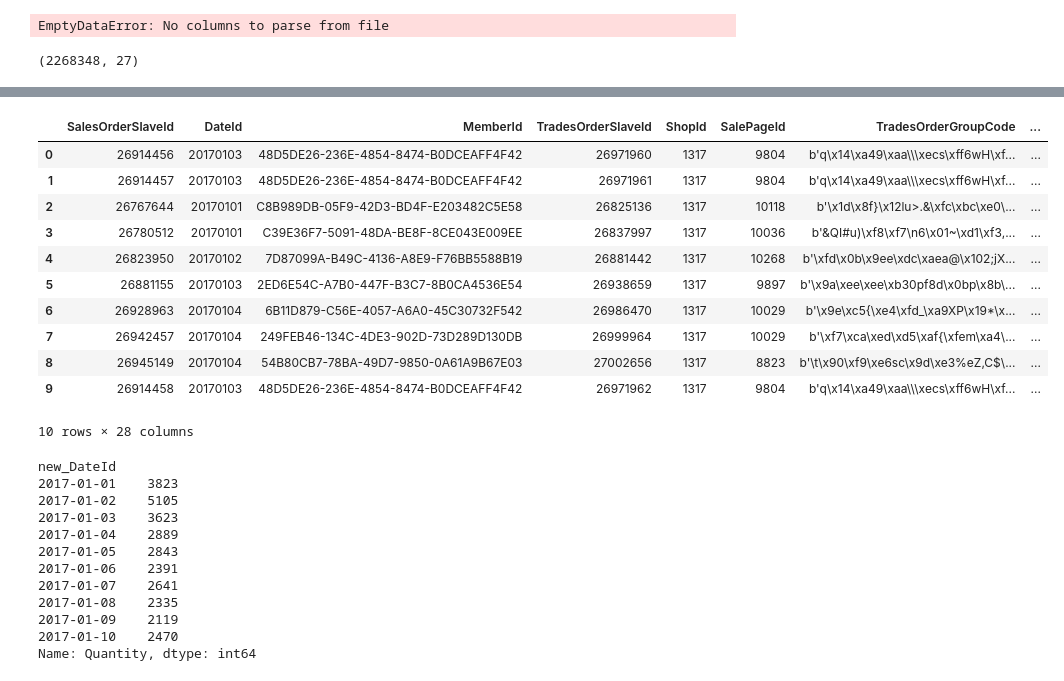
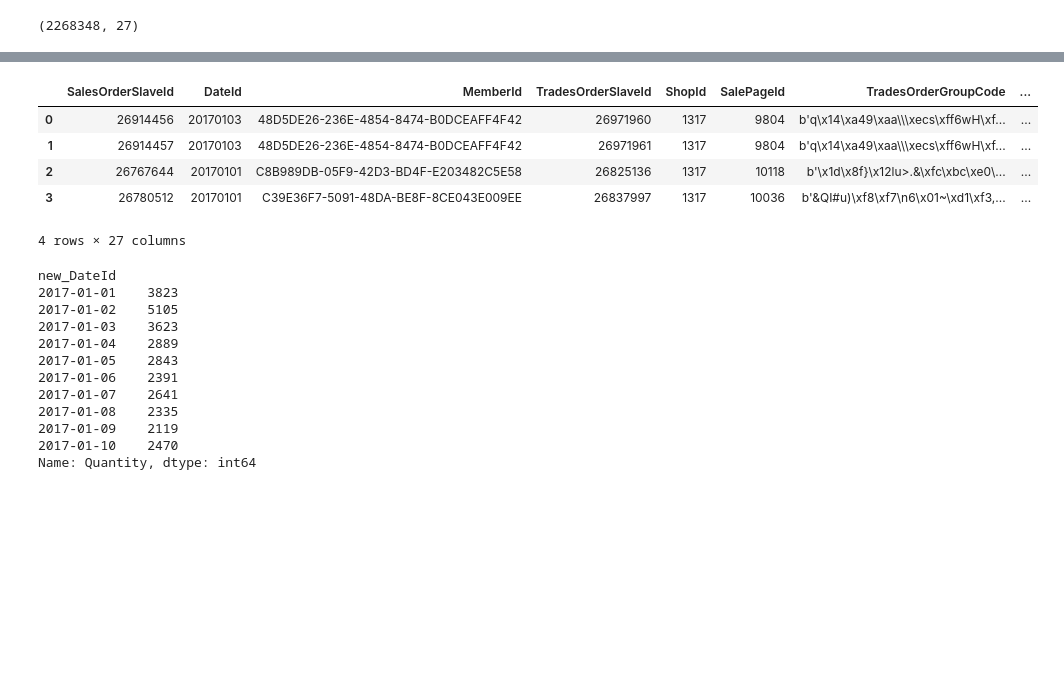
Before and after one commit to chenshowa/Showa_CsxPython, a Jupyter notebook: week_1/week_1_first_meet .ipynb, the cells around one changed output, grey strips where cells are left out. Drawn from its saved outputs; the diff is of its cells as text; code cells hidden in the pictures; blank space fills up the shorter version.

```diff
--- a/week_1/week_1_first_meet .ipynb
+++ b/week_1/week_1_first_meet .ipynb
@@ -1,9 +1,7 @@
 # %%
 import pandas as pd
 # %%
-df = pd.read_csv(r'C:\Users\chenhur\Documents\GitHub\Showa_CsxPython\week_1\Ntu_Orders.csv')
+df = pd.read_csv(r'C:\Users\chenhur\Documents\GitHub\Showa_CsxPython\Ntu_DataSet\Ntu_Orders.csv')
-# %% [output]
-EmptyDataError: No columns to parse from file
 # %%
 df.shape
 # %% [output]
@@ -51,20 +49,14 @@ new_DateId                     datetime64[ns]
 dtypes: bool(3), datetime64[ns](1), float64(5), int64(6), object(13)
 memory usage: 439.1+ MB
 # %%
-df.head(10)
+df.head(4)
 # %% [output]
 |  | ﻿SalesOrderSlaveId | DateId | MemberId | TradesOrderSlaveId | ShopId | SalePageId | TradesOrderGroupCode | ... |
 | 0 | 26914456 | 20170103 | 48D5DE26-236E-4854-8474-B0DCEAFF4F42 | 26971960 | 1317 | 9804 | b'q\x14\xa49\xaa\\\xecs\xff6wH\xf... | ... |
 | 1 | 26914457 | 20170103 | 48D5DE26-236E-4854-8474-B0DCEAFF4F42 | 26971961 | 1317 | 9804 | b'q\x14\xa49\xaa\\\xecs\xff6wH\xf... | ... |
 | 2 | 26767644 | 20170101 | C8B989DB-05F9-42D3-BD4F-E203482C5E58 | 26825136 | 1317 | 10118 | b'\x1d\x8f}\x12lu>.&\xfc\xbc\xe0\... | ... |
 | 3 | 26780512 | 20170101 | C39E36F7-5091-48DA-BE8F-8CE043E009EE | 26837997 | 1317 | 10036 | b'&QI#u)\xf8\xf7\n6\x01~\xd1\xf3,... | ... |
-| 4 | 26823950 | 20170102 | 7D87099A-B49C-4136-A8E9-F76BB5588B19 | 26881442 | 1317 | 10268 | b'\xfd\x0b\x9ee\xdc\xaea@\x102;jX... | ... |
-| 5 | 26881155 | 20170103 | 2ED6E54C-A7B0-447F-B3C7-8B0CA4536E54 | 26938659 | 1317 | 9897 | b'\x9a\xee\xee\xb30pf8d\x0bp\x8b\... | ... |
-| 6 | 26928963 | 20170104 | 6B11D879-C56E-4057-A6A0-45C30732F542 | 26986470 | 1317 | 10029 | b'\x9e\xc5{\xe4\xfd_\xa9XP\x19*\x... | ... |
-| 7 | 26942457 | 20170104 | 249FEB46-134C-4DE3-902D-73D289D130DB | 26999964 | 1317 | 10029 | b'\xf7\xca\xed\xd5\xaf{\xfem\xa4\... | ... |
-| 8 | 26945149 | 20170104 | 54B80CB7-78BA-49D7-9850-0A61A9B67E03 | 27002656 | 1317 | 8823 | b'\t\x90\xf9\xe6sc\x9d\xe3%eZ,C$\... | ... |
-| 9 | 26914458 | 20170103 | 48D5DE26-236E-4854-8474-B0DCEAFF4F42 | 26971962 | 1317 | 9804 | b'q\x14\xa49\xaa\\\xecs\xff6wH\xf... | ... |
-10 rows × 28 columns
+4 rows × 27 columns
 # %%
 data = df.groupby(by='new_DateId')['Quantity'].sum()
 data.head(10)
```
Also changed, not shown: parts of 1 cell of this notebook, 4 other files.
